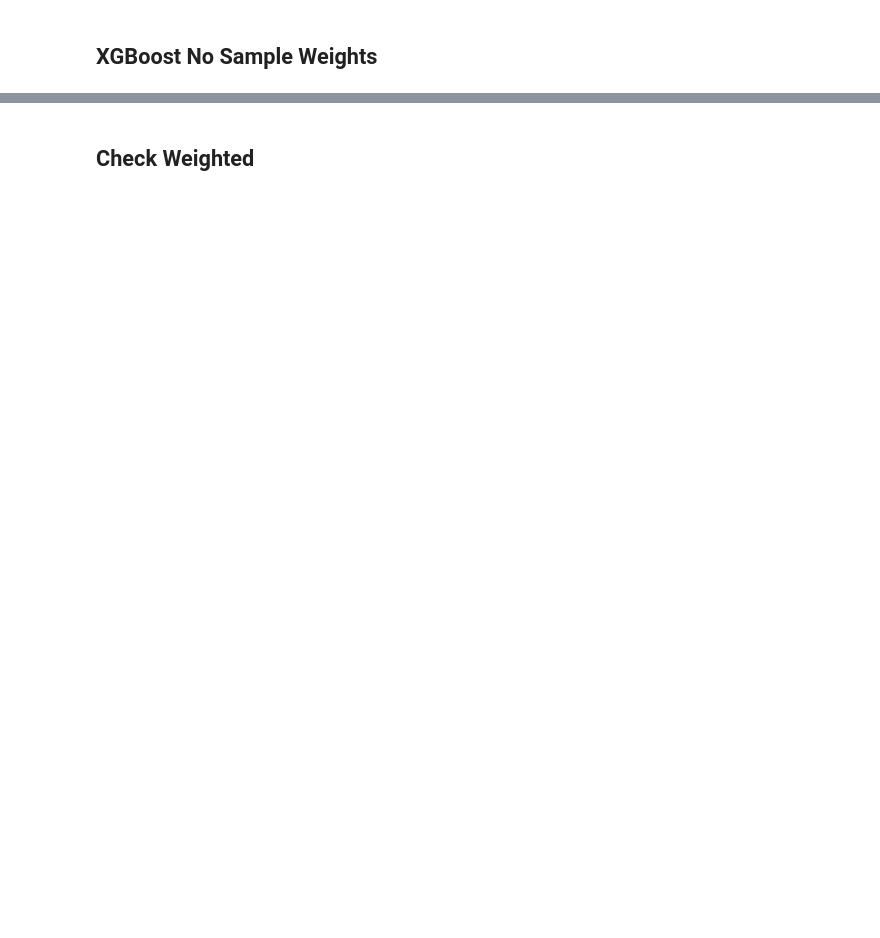
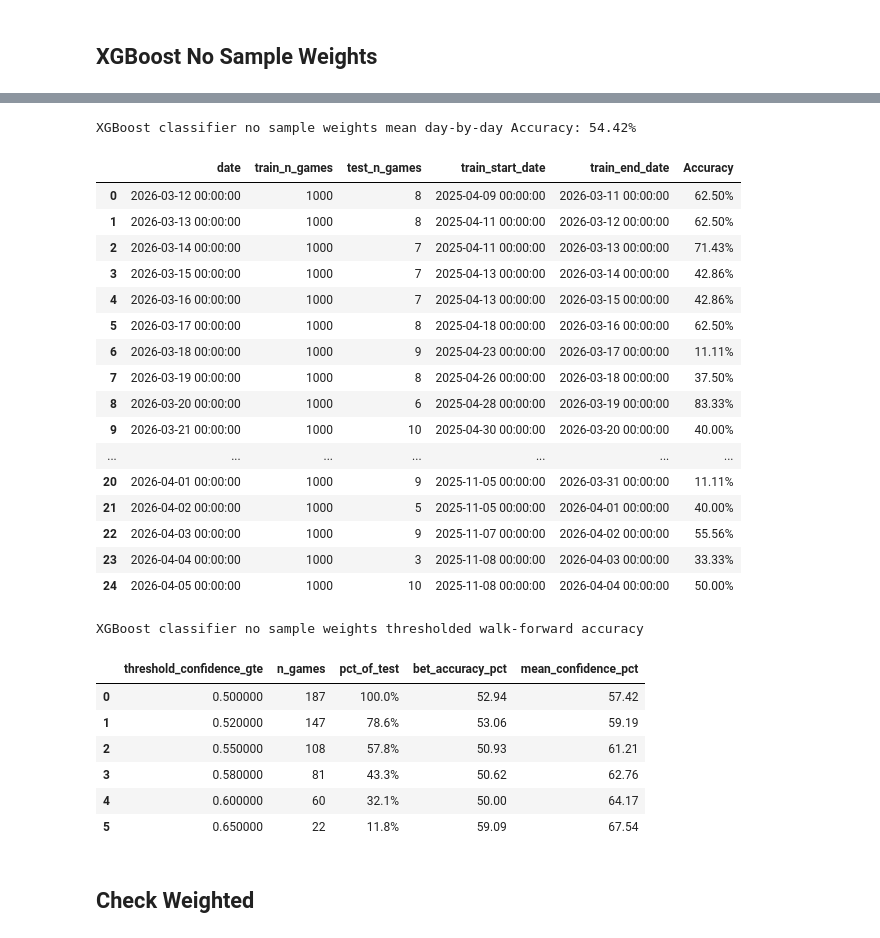
Before and after one commit to aalvarezvarela/NBA_over_under_predictor, a Jupyter notebook: lab/meta_learner/meta_learner_feature_engineering_baselines.ipynb, the cells around one changed output, grey strips where cells are left out. Cells and saved outputs as stored; diff of their text form; code cells hidden in the pictures; blank space fills up the shorter version.

```diff
--- a/lab/meta_learner/meta_learner_feature_engineering_baselines.ipynb
+++ b/lab/meta_learner/meta_learner_feature_engineering_baselines.ipynb
@@ -65,7 +65,7 @@ MAX_FOLDS = 15
 
 SAMPLE_WEIGHT_LAMBDA = 0.0075
 SAMPLE_WEIGHT_LAMBDA_BOUNDS = (1e-4, 0.02)
-CONFIDENCE_THRESHOLDS = (0.52, 0.55, 0.58, 0.60, 0.65)
+CONFIDENCE_THRESHOLDS = (0.50, 0.52, 0.55, 0.58, 0.60, 0.65)
 
 XGB_FIXED_PARAMS = {
     'objective': 'binary:logistic',
@@ -73,7 +73,7 @@ XGB_FIXED_PARAMS = {
     'tree_method': 'hist',
     'max_depth': 3,
     'learning_rate': 0.05,
-    'n_estimators': 120,
+    'n_estimators': 60,
     'subsample': 0.75,
     'colsample_bytree': 0.80,
     'reg_alpha': 2.0,
@@ -152,9 +205,9 @@ dataset = build_meta_classifier_dataset_from_feature_frame(
     include_baseline_features=INCLUDE_BASELINE_FEATURES,
 )
 
-df_model = dataset.dataframe.copy()
-X_all = dataset.feature_frame.copy()
-y_all = dataset.target.copy()
+df_model = dataset.dataframe.reset_index(drop=True).copy()
+X_all = dataset.feature_frame.reset_index(drop=True).copy()
+y_all = dataset.target.reset_index(drop=True).copy()
 
 print(f'Rows after removing pushes: {len(df_model):,}')
 print('Season counts:')
@@ -327,25 +471,52 @@ display(
 # %%
 def fit_and_predict_xgb_no_weights_day_by_day(train_df, test_df):
     model = XGBClassifier(**XGB_FIXED_PARAMS)
 
     train_rows = train_df['__row_id__'].to_numpy(dtype=int)
     test_rows = test_df['__row_id__'].to_numpy(dtype=int)
 
-    X_train = X_all.loc[train_rows]
-    y_train = y_all.loc[train_rows]
-    X_test = X_all.loc[test_rows]
+    X_train = X_all.iloc[train_rows]
+    y_train = y_all.iloc[train_rows]
+    X_test = X_all.iloc[test_rows]
 
     model.fit(X_train, y_train)
     return model.predict_proba(X_test)[:, 1]
 
 
 day_by_day_no_weights, day_by_day_no_weights_thresholds = run_day_by_day_classifier_evaluation(
     label='XGBoost classifier no sample weights',
     df_dev=df_dev,
     df_test_final=df_test_final,
     fit_and_predict=fit_and_predict_xgb_no_weights_day_by_day,
     max_games=TRAIN_GAMES,
 )
+# %% [output]
+XGBoost classifier no sample weights mean day-by-day Accuracy: 54.42%
+|  | date | train_n_games | test_n_games | train_start_date | train_end_date | Accuracy |
+| 0 | 2026-03-12 00:00:00 | 1000 | 8 | 2025-04-09 00:00:00 | 2026-03-11 00:00:00 | 62.50% |
+| 1 | 2026-03-13 00:00:00 | 1000 | 8 | 2025-04-11 00:00:00 | 2026-03-12 00:00:00 | 62.50% |
+| 2 | 2026-03-14 00:00:00 | 1000 | 7 | 2025-04-11 00:00:00 | 2026-03-13 00:00:00 | 71.43% |
+| 3 | 2026-03-15 00:00:00 | 1000 | 7 | 2025-04-13 00:00:00 | 2026-03-14 00:00:00 | 42.86% |
+| 4 | 2026-03-16 00:00:00 | 1000 | 7 | 2025-04-13 00:00:00 | 2026-03-15 00:00:00 | 42.86% |
+| 5 | 2026-03-17 00:00:00 | 1000 | 8 | 2025-04-18 00:00:00 | 2026-03-16 00:00:00 | 62.50% |
+| 6 | 2026-03-18 00:00:00 | 1000 | 9 | 2025-04-23 00:00:00 | 2026-03-17 00:00:00 | 11.11% |
+| 7 | 2026-03-19 00:00:00 | 1000 | 8 | 2025-04-26 00:00:00 | 2026-03-18 00:00:00 | 37.50% |
+| 8 | 2026-03-20 00:00:00 | 1000 | 6 | 2025-04-28 00:00:00 | 2026-03-19 00:00:00 | 83.33% |
+| 9 | 2026-03-21 00:00:00 | 1000 | 10 | 2025-04-30 00:00:00 | 2026-03-20 00:00:00 | 40.00% |
+| ... | ... | ... | ... | ... | ... | ... |
+| 20 | 2026-04-01 00:00:00 | 1000 | 9 | 2025-11-05 00:00:00 | 2026-03-31 00:00:00 | 11.11% |
+| 21 | 2026-04-02 00:00:00 | 1000 | 5 | 2025-11-05 00:00:00 | 2026-04-01 00:00:00 | 40.00% |
+| 22 | 2026-04-03 00:00:00 | 1000 | 9 | 2025-11-07 00:00:00 | 2026-04-02 00:00:00 | 55.56% |
+| 23 | 2026-04-04 00:00:00 | 1000 | 3 | 2025-11-08 00:00:00 | 2026-04-03 00:00:00 | 33.33% |
+| 24 | 2026-04-05 00:00:00 | 1000 | 10 | 2025-11-08 00:00:00 | 2026-04-04 00:00:00 | 50.00% |
+XGBoost classifier no sample weights thresholded walk-forward accuracy
+|  | threshold_confidence_gte | n_games | pct_of_test | bet_accuracy_pct | mean_confidence_pct |
+| 0 | 0.500000 | 187 | 100.0% | 52.94 | 57.42 |
+| 1 | 0.520000 | 147 | 78.6% | 53.06 | 59.19 |
+| 2 | 0.550000 | 108 | 57.8% | 50.93 | 61.21 |
+| 3 | 0.580000 | 81 | 43.3% | 50.62 | 62.76 |
+| 4 | 0.600000 | 60 | 32.1% | 50.00 | 64.17 |
+| 5 | 0.650000 | 22 | 11.8% | 59.09 | 67.54 |
 # %% [markdown]
 ## Check Weighted
 # %%
```
Also changed, not shown: parts of 16 cells of this notebook.
